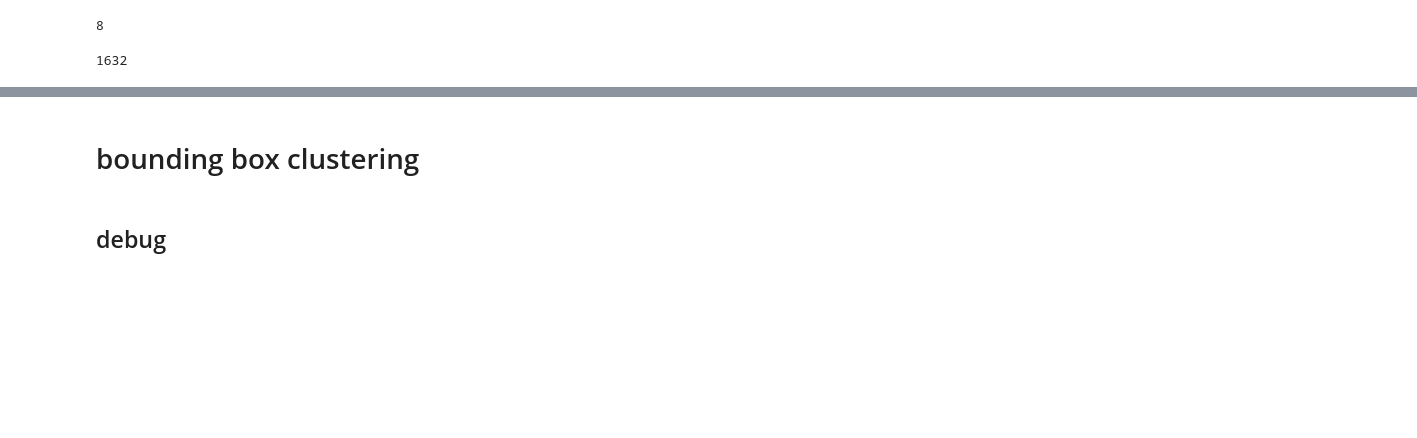
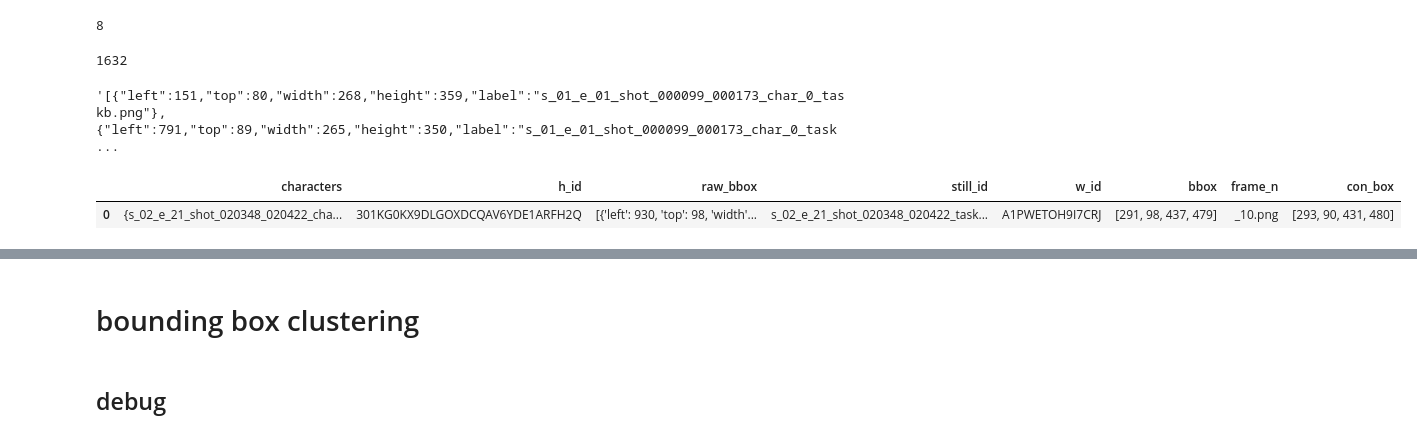
Before and after one commit to drschwenk/stage_1, a Jupyter notebook: mturk_subtask_analyzer.ipynb, the cells around one changed output, grey strips where cells are left out. Drawn from its saved outputs; the diff is of its cells as text; code cells hidden in the pictures; blank space fills up the shorter version.

```diff
--- a/mturk_subtask_analyzer.ipynb
+++ b/mturk_subtask_analyzer.ipynb
@@ -310,0 +323,23 @@ characters_boxes = [{'h_id': anno['h_id'], 'w_id': anno['worker_id'], 'still_id'
+# %%
+def choose_frame(bbox):
+    if bbox[0] < 640:
+        return '_10.png'
+    else:
+        return '_70.png'
+# %%
+bbox_df['frame_n'] = bbox_df['bbox'].apply(lambda x: choose_frame(x))
+# %%
+def assign_con_box(row):
+    first_frame = row['frame_n'] == '_10.png'
+    aid = row['still_id'][:-10]
+    if aid in subtask_consensus_boxes:
+        con_box_choices = subtask_consensus_boxes[aid]
+    else:
+        return([0, 0, 0, 0])
+    for box in con_box_choices:
+        if box['label'] in row['characters']:
+            if box['box'][0] < 640 and first_frame:
+                return box['box'].tolist()
+            if box['box'][0] > 640 and not first_frame:
+                return box['box'].tolist()
+    return([1, 0, 0, 0])
@@ -311,3 +353,5 @@ characters_boxes = [{'h_id': anno['h_id'], 'w_id': anno['worker_id'], 'still_id'
+# %%
+bbox_df['con_box'] = bbox_df.apply(assign_con_box, axis=1)
 # %%
 subtask_by_frame = defaultdict(list)
 for anno in sorted(subtask_results, key=lambda x: x['stillID']):
@@ -461,0 +535,4 @@ len(subtask_by_frame)
+# %%
+annos[0]['characterBoxes']
+# %% [output]
+'[{"left":151,"top":80,"width":268,"height":359,"label":"s_01_e_01_shot_000099_000173_char_0_taskb.png"},{"left":791,"top":89,"width":265,"height":350,"label":"s_01_e_01_shot_000099_000173_char_0_task ...
@@ -461,0 +542,5 @@ len(subtask_by_frame)
+# %%
+bbox_df.head(1)
+# %% [output]
+|  | characters | h_id | raw_bbox | still_id | w_id | bbox | frame_n | con_box |
+| 0 | {s_02_e_21_shot_020348_020422_cha... | 301KG0KX9DLGOXDCQAV6YDE1ARFH2Q | [{'left': 930, 'top': 98, 'width'... | s_02_e_21_shot_020348_020422_task... | A1PWETOH9I7CRJ | [291, 98, 437, 479] | _10.png | [293, 90, 431, 480] |
```
Also changed, not shown: parts of 41 cells of this notebook, 1 other file.
